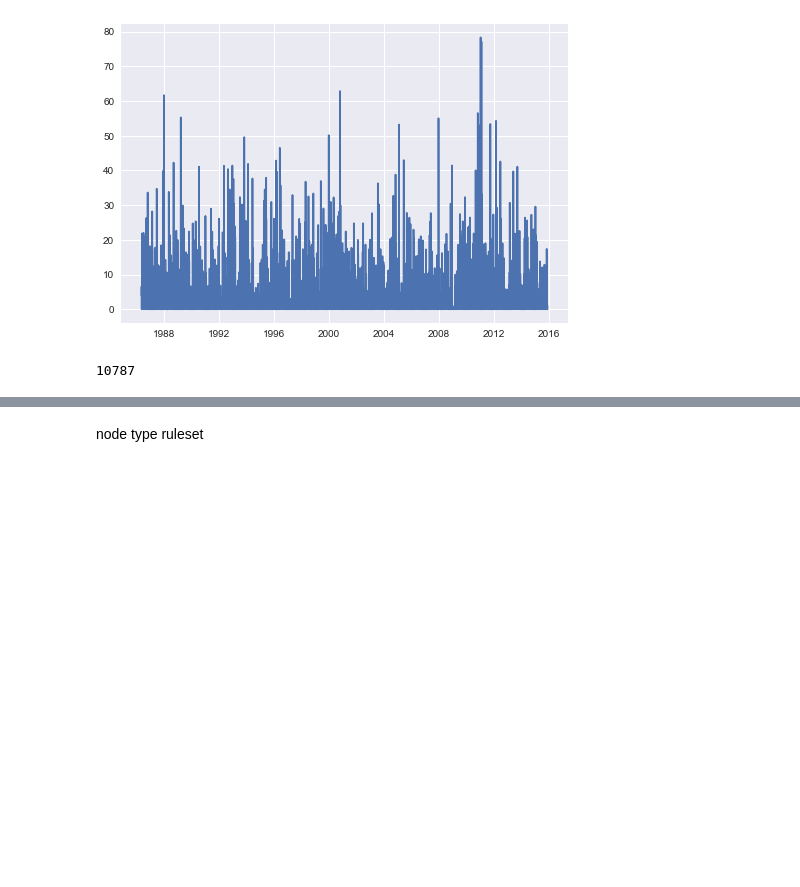
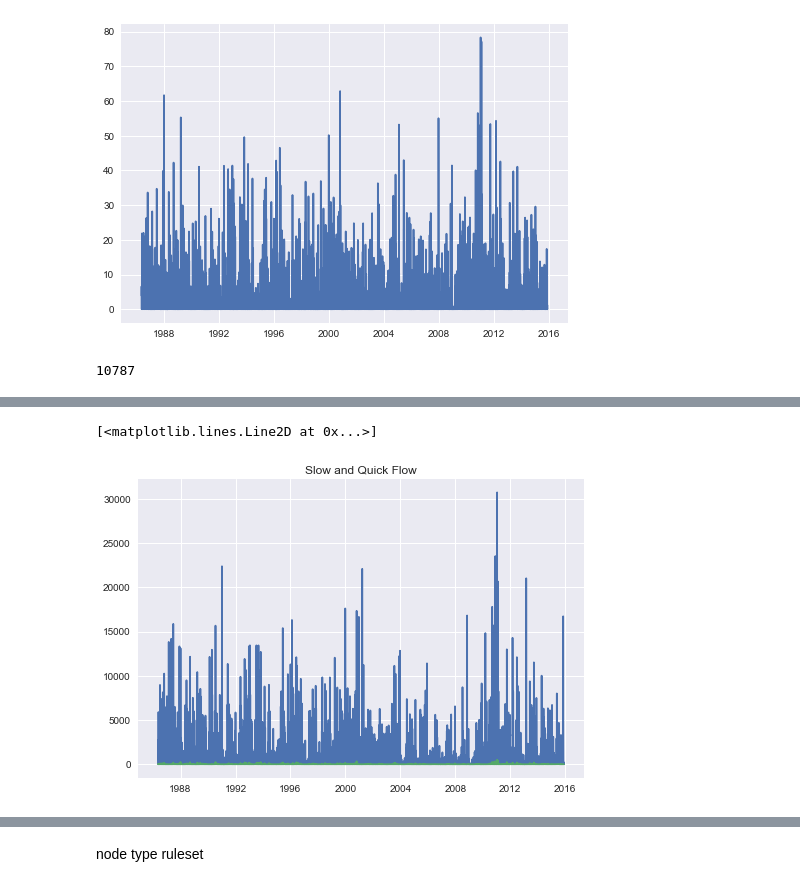
Before and after one commit to ConnectedSystems/pyIHACRES, a Jupyter notebook: notebooks/Example Network.ipynb, the cells around one changed output, grey strips where cells are left out. Saved outputs shown, nothing was run; the diff lists cells and outputs as text; code cells hidden in the pictures; blank space fills up the shorter version.

```diff
--- a/notebooks/Example Network.ipynb
+++ b/notebooks/Example Network.ipynb
@@ -299,2 +299,10 @@ plt.plot(dt_index, ext_data['406000_irrig'], alpha=0.5)
+# %%
+plt.figure()
+plt.title("Slow and Quick Flow")
+plt.plot(dt_index, net.network[406219]._slowflow)
+plt.plot(dt_index, net.network[406219]._quickflow)
+# %% [output]
+[<matplotlib.lines.Line2D at 0x...>]
+[figure, added]
 # %%
 net.network[406219].d, net.network[406219].d2, net.network[406219].e, net.network[406219].f
```
Also changed, not shown: parts of 7 cells of this notebook.
